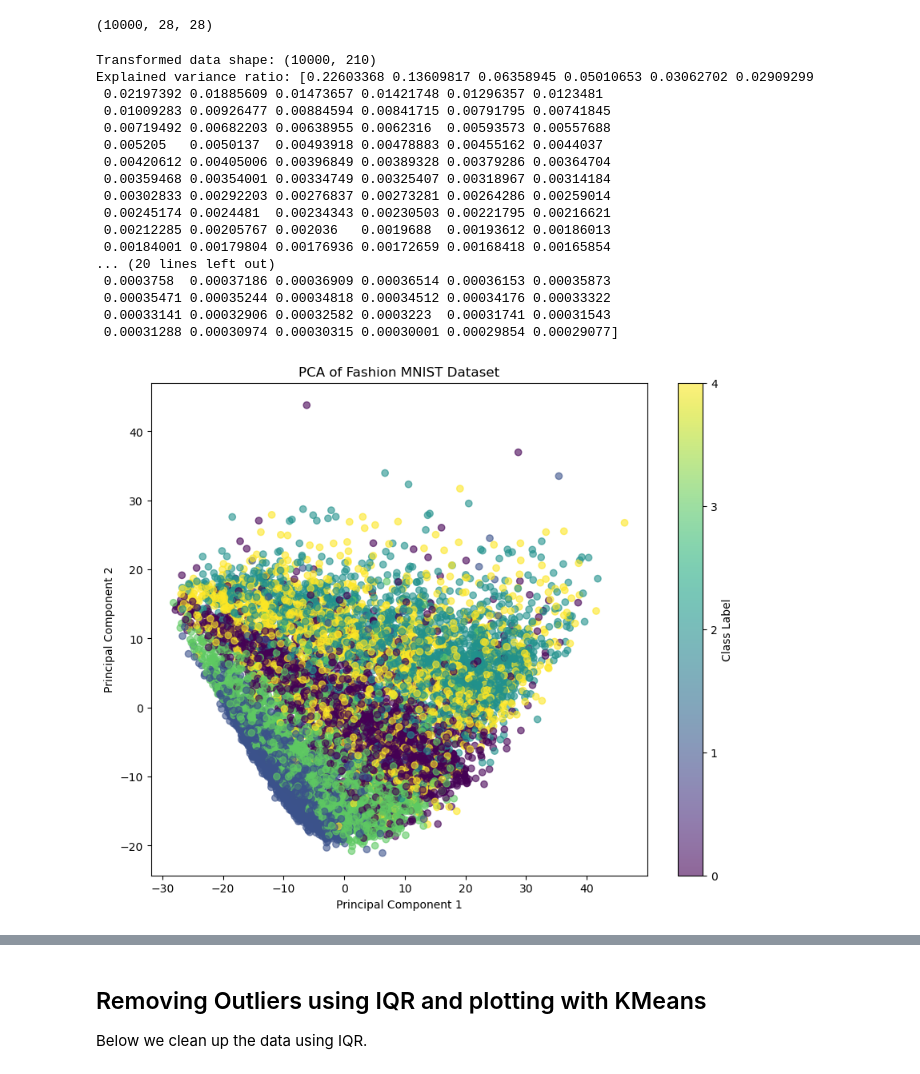
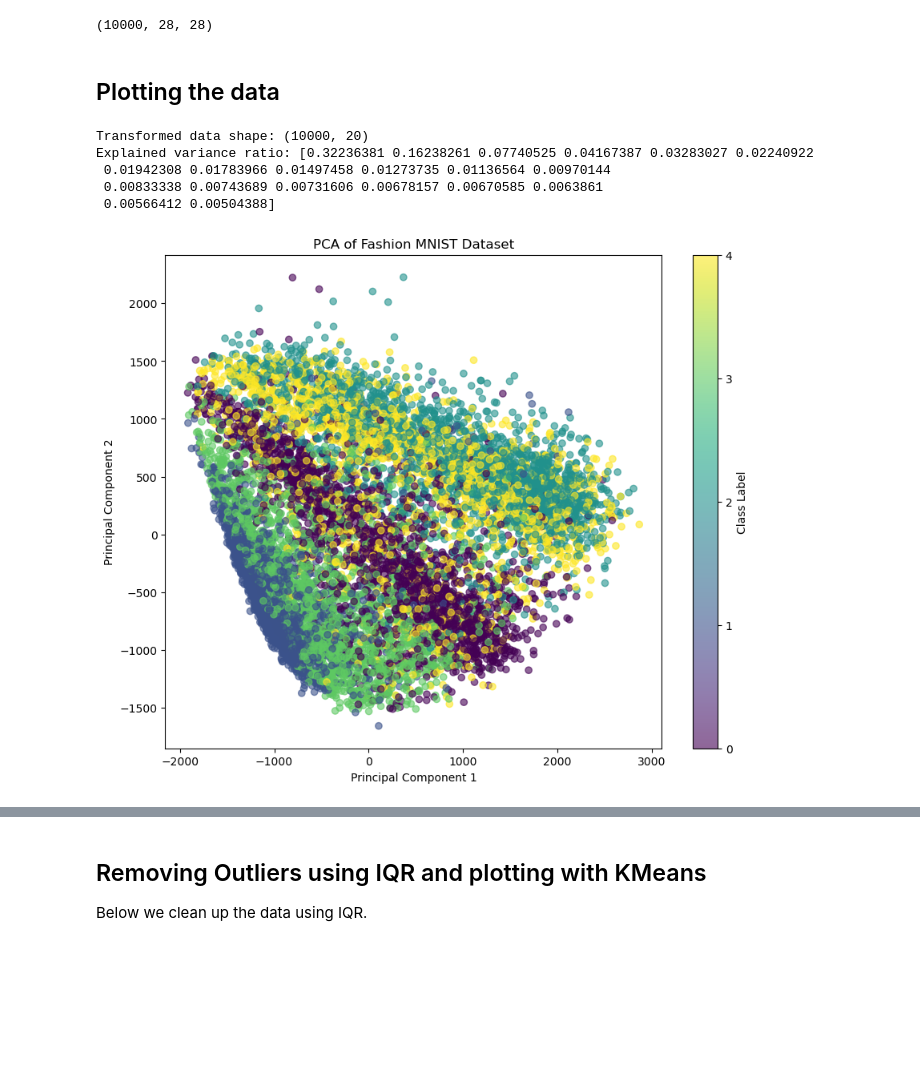
Before and after one commit to poopiboi/ML_2024_3rdSemesterProject_Clothing, a Jupyter notebook: Project/ML_1st_code.ipynb, the cells around one changed output, grey strips where cells are left out. Drawn from its saved outputs; the diff is of its cells as text; code cells hidden in the pictures; blank space fills up the shorter version.

```diff
--- a/Project/ML_1st_code.ipynb
+++ b/Project/ML_1st_code.ipynb
@@ -137,49 +134,38 @@ for y, a in enumerate(axarr[1]):
 cleaned_train_set_reshaped.shape
 # %% [output]
 (10000, 28, 28)
+# %% [markdown]
+## Plotting the data
 # %%
-
 # Perform PCA
-pca = PCA(n_components=210)  # You can adjust this number if needed
-pca_train_result = pca.fit_transform(standardized_train_data)
+pca = PCA(n_components=20)  # You can adjust this number if needed
+pca_train_result = pca.fit_transform(cleaned_train_set)
 
 # Print the shapes and explained variance ratio
 print("Transformed data shape:", pca_train_result.shape)
 print("Explained variance ratio:", pca.explained_variance_ratio_)
 
 # Visualize the first two principal components
 pca_2d = pca_train_result[:, :2]  # Get the first two components
 
 plt.figure(figsize=(10, 8))
 scatter = plt.scatter(pca_2d[:, 0], pca_2d[:, 1], c=train_classes, cmap='viridis', alpha=0.6)
 
 # Add colorbar
 plt.colorbar(scatter, ticks=range(10), label='Class Label')
 
 # Label axes and title
 plt.xlabel('Principal Component 1')
 plt.ylabel('Principal Component 2')
 plt.title('PCA of Fashion MNIST Dataset')
 
 # Show the plot
 plt.show()
 # %% [output]
-Transformed data shape: (10000, 210)
-Explained variance ratio: [0.22603368 0.13609817 0.06358945 0.05010653 0.03062702 0.02909299
- 0.02197392 0.01885609 0.01473657 0.01421748 0.01296357 0.0123481
- 0.01009283 0.00926477 0.00884594 0.00841715 0.00791795 0.00741845
- 0.00719492 0.00682203 0.00638955 0.0062316  0.00593573 0.00557688
- 0.005205   0.0050137  0.00493918 0.00478883 0.00455162 0.0044037
- 0.00420612 0.00405006 0.00396849 0.00389328 0.00379286 0.00364704
- 0.00359468 0.00354001 0.00334749 0.00325407 0.00318967 0.00314184
- 0.00302833 0.00292203 0.00276837 0.00273281 0.00264286 0.00259014
- 0.00245174 0.0024481  0.00234343 0.00230503 0.00221795 0.00216621
- 0.00212285 0.00205767 0.002036   0.0019688  0.00193612 0.00186013
- 0.00184001 0.00179804 0.00176936 0.00172659 0.00168418 0.00165854
-... (20 lines left out)
- 0.0003758  0.00037186 0.00036909 0.00036514 0.00036153 0.00035873
- 0.00035471 0.00035244 0.00034818 0.00034512 0.00034176 0.00033322
- 0.00033141 0.00032906 0.00032582 0.0003223  0.00031741 0.00031543
- 0.00031288 0.00030974 0.00030315 0.00030001 0.00029854 0.00029077]
+Transformed data shape: (10000, 20)
+Explained variance ratio: [0.32236381 0.16238261 0.07740525 0.04167387 0.03283027 0.02240922
+ 0.01942308 0.01783966 0.01497458 0.01273735 0.01136564 0.00970144
+ 0.00833338 0.00743689 0.00731606 0.00678157 0.00670585 0.0063861
+ 0.00566412 0.00504388]
-[figure, old version]
+[figure, new version]
 # %%
```
Also changed, not shown: parts of 26 cells of this notebook.
